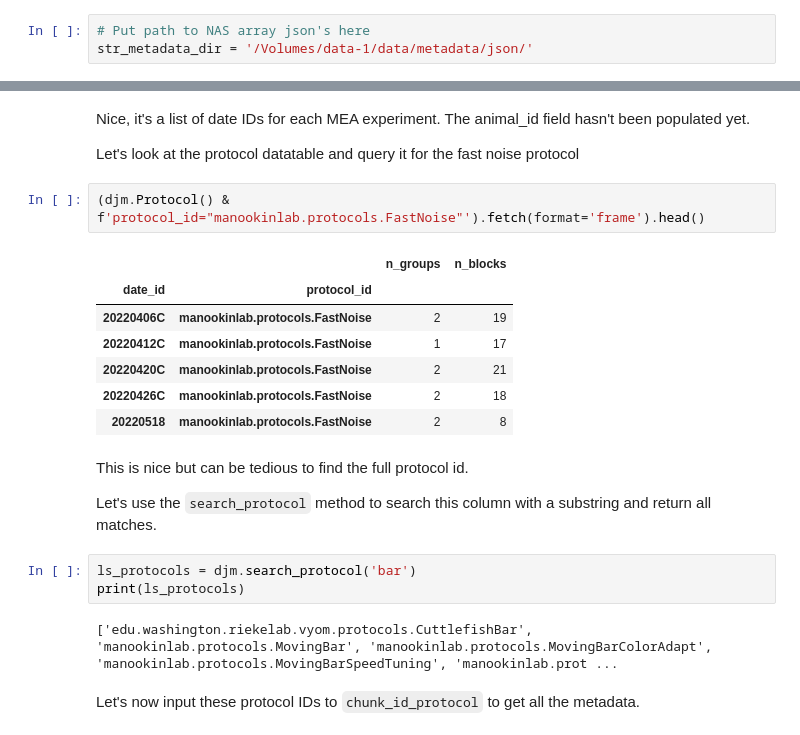
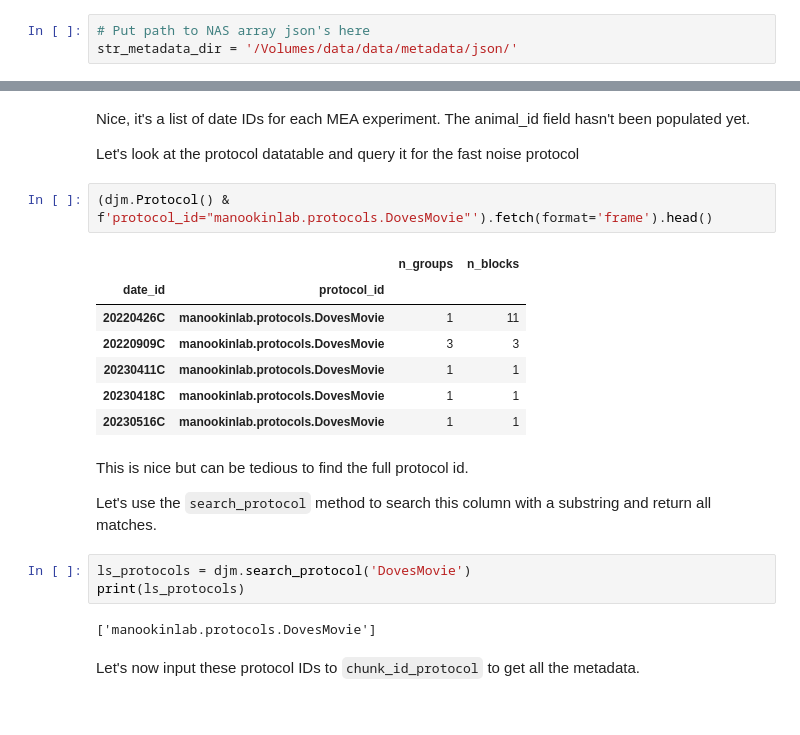
Before and after one commit to vmr160030/datajoint, a Jupyter notebook: nbs/202402_dj_tutorial.ipynb, the cells around one changed output, grey strips where cells are left out. Saved outputs shown, nothing was run; the diff lists cells and outputs as text.

```diff
--- a/nbs/202402_dj_tutorial.ipynb
+++ b/nbs/202402_dj_tutorial.ipynb
@@ -46,7 +49,7 @@ print(djp.STR_SORT_PATH)
 Load metadata
 # %%
 # Put path to NAS array json's here
-str_metadata_dir = '/Volumes/data-1/data/metadata/json/'
+str_metadata_dir = '/Volumes/data/data/metadata/json/'
 # %%
 # This may take a few minutes if running for the first time.
 djm.load_metadata(str_metadata_dir)
@@ -93,24 +109,24 @@ Nice, it's a list of date IDs for each MEA experiment. The animal_id field hasn'
 
 Let's look at the protocol datatable and query it for the fast noise protocol
 # %%
-(djm.Protocol() & f'protocol_id="manookinlab.protocols.FastNoise"').fetch(format='frame').head()
+(djm.Protocol() & f'protocol_id="manookinlab.protocols.DovesMovie"').fetch(format='frame').head()
 # %% [output]
 |  |  | n_groups | n_blocks |
 | date_id | protocol_id |  |  |
-| 20220406C | manookinlab.protocols.FastNoise | 2 | 19 |
-| 20220412C | manookinlab.protocols.FastNoise | 1 | 17 |
-| 20220420C | manookinlab.protocols.FastNoise | 2 | 21 |
-| 20220426C | manookinlab.protocols.FastNoise | 2 | 18 |
-| 20220518 | manookinlab.protocols.FastNoise | 2 | 8 |
+| 20220426C | manookinlab.protocols.DovesMovie | 1 | 11 |
+| 20220909C | manookinlab.protocols.DovesMovie | 3 | 3 |
+| 20230411C | manookinlab.protocols.DovesMovie | 1 | 1 |
+| 20230418C | manookinlab.protocols.DovesMovie | 1 | 1 |
+| 20230516C | manookinlab.protocols.DovesMovie | 1 | 1 |
 # %% [markdown]
 This is nice but can be tedious to find the full protocol id.
 
 Let's use the `search_protocol` method to search this column with a substring and return all matches.
 # %%
-ls_protocols = djm.search_protocol('bar')
+ls_protocols = djm.search_protocol('DovesMovie')
 print(ls_protocols)
 # %% [output]
-['edu.washington.riekelab.vyom.protocols.CuttlefishBar', 'manookinlab.protocols.MovingBar', 'manookinlab.protocols.MovingBarColorAdapt', 'manookinlab.protocols.MovingBarSpeedTuning', 'manookinlab.prot ...
+['manookinlab.protocols.DovesMovie']
 # %% [markdown]
 Let's now input these protocol IDs to `chunk_id_protocol` to get all the metadata.
 # %%
```
Also changed, not shown: parts of 10 cells of this notebook, 8 other files.
